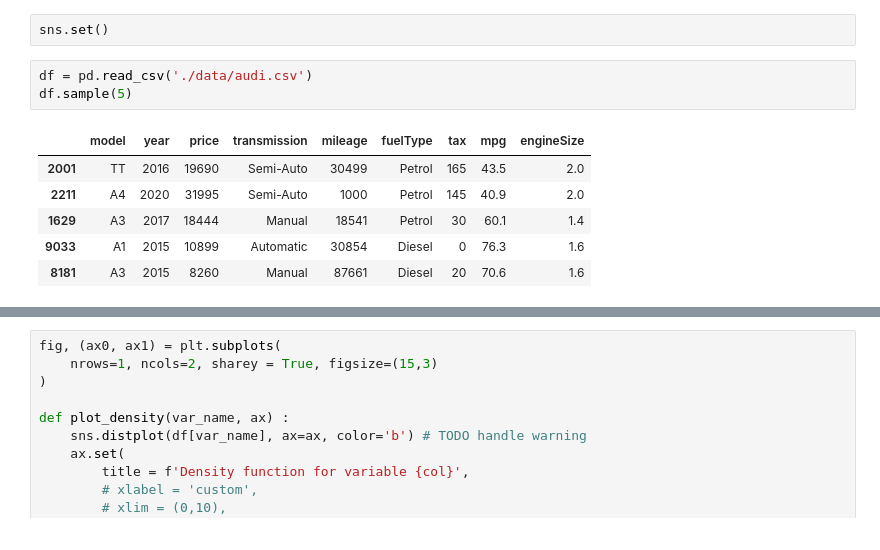
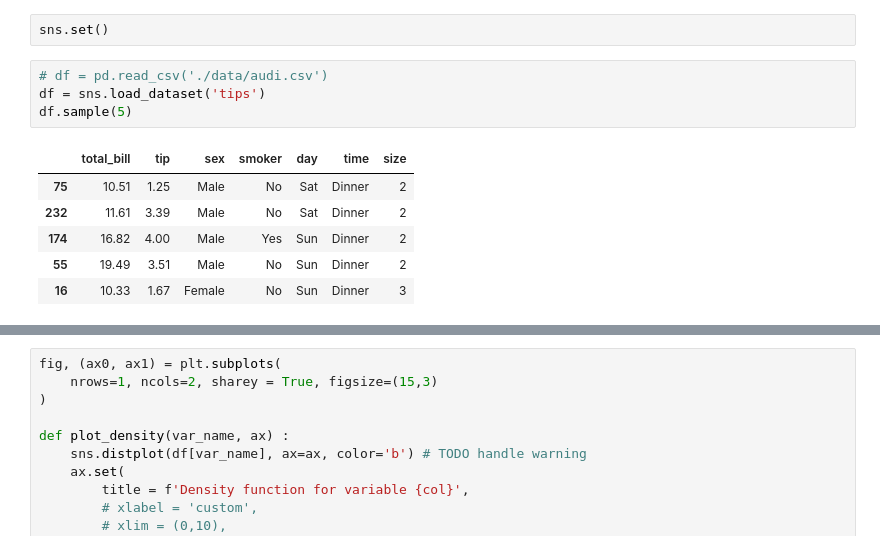
Before and after one commit to developerHobday/data-visualization, a Jupyter notebook: seaborn.ipynb, the cells around one changed output, grey strips where cells are left out. Cells and saved outputs as stored; diff of their text form.

```diff
--- a/seaborn.ipynb
+++ b/seaborn.ipynb
@@ -5,12 +5,13 @@ import pandas as pd
 # %%
 sns.set()
 # %%
-df = pd.read_csv('./data/audi.csv')
+# df = pd.read_csv('./data/audi.csv')
+df = sns.load_dataset('tips')
 df.sample(5)
 # %% [output]
-|  | model | year | price | transmission | mileage | fuelType | tax | mpg | engineSize |
-| 2001 | TT | 2016 | 19690 | Semi-Auto | 30499 | Petrol | 165 | 43.5 | 2.0 |
-| 2211 | A4 | 2020 | 31995 | Semi-Auto | 1000 | Petrol | 145 | 40.9 | 2.0 |
-| 1629 | A3 | 2017 | 18444 | Manual | 18541 | Petrol | 30 | 60.1 | 1.4 |
-| 9033 | A1 | 2015 | 10899 | Automatic | 30854 | Diesel | 0 | 76.3 | 1.6 |
-| 8181 | A3 | 2015 | 8260 | Manual | 87661 | Diesel | 20 | 70.6 | 1.6 |
+|  | total_bill | tip | sex | smoker | day | time | size |
+| 75 | 10.51 | 1.25 | Male | No | Sat | Dinner | 2 |
+| 232 | 11.61 | 3.39 | Male | No | Sat | Dinner | 2 |
+| 174 | 16.82 | 4.00 | Male | Yes | Sun | Dinner | 2 |
+| 55 | 19.49 | 3.51 | Male | No | Sun | Dinner | 2 |
+| 16 | 10.33 | 1.67 | Female | No | Sun | Dinner | 3 |
```
Also changed, not shown: parts of 11 cells of this notebook.
